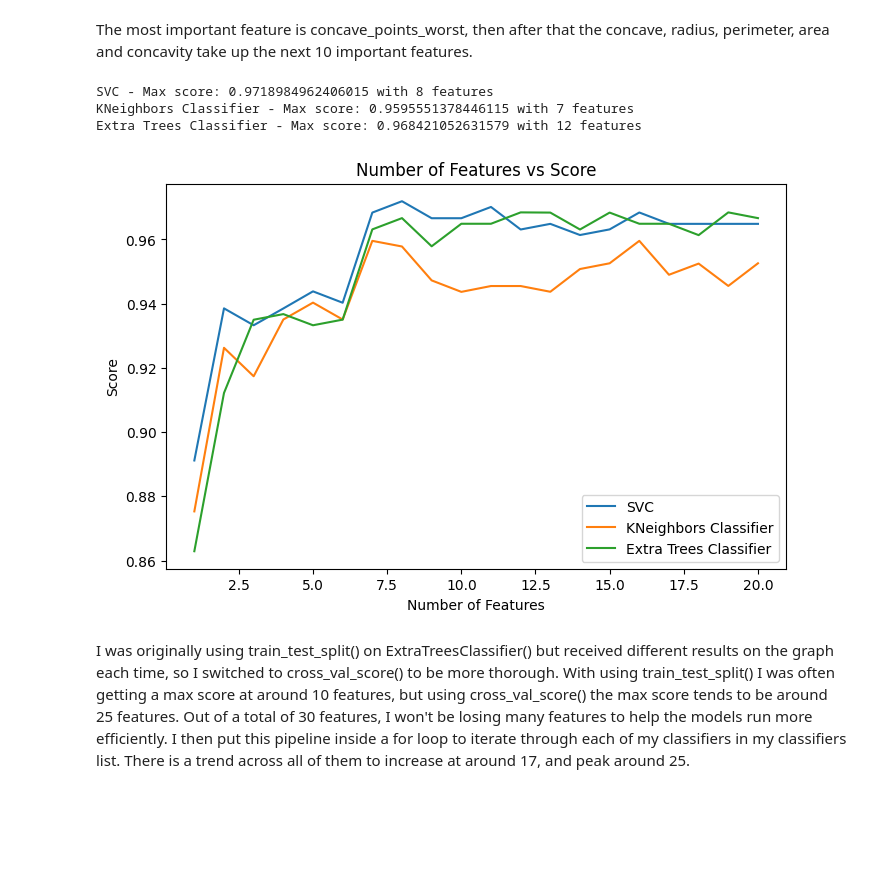
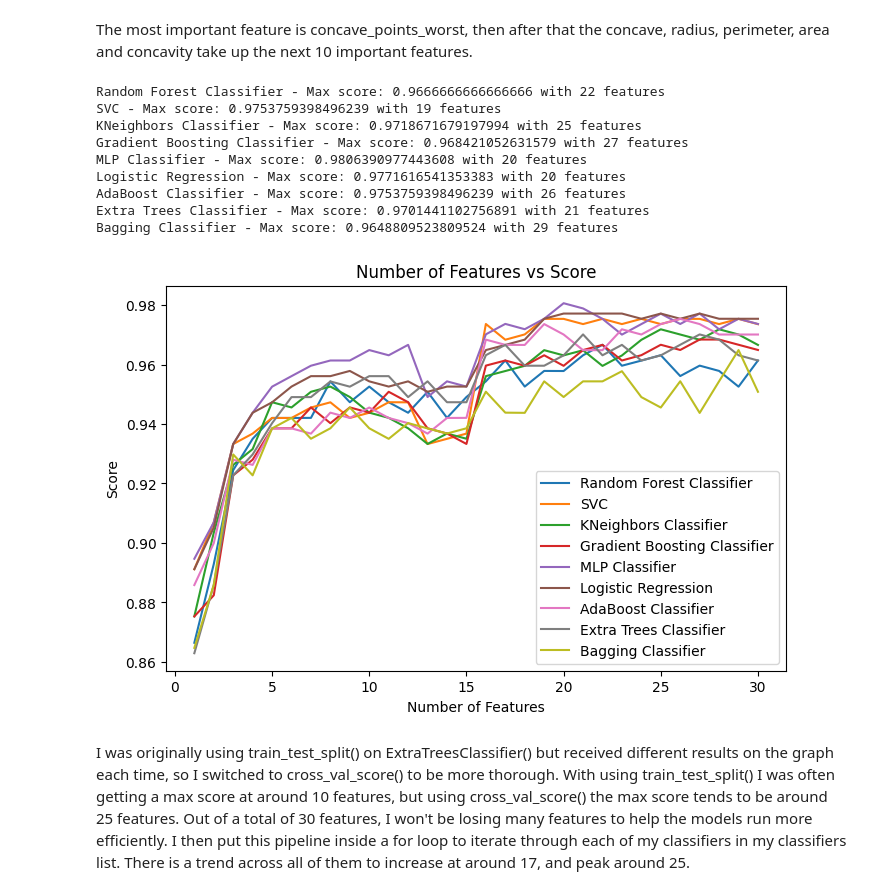
Before and after one commit to DenisBrice/MLProject, a Jupyter notebook: ML_jupyter.ipynb, the cells around one changed output. Saved outputs shown, nothing was run; the diff lists cells and outputs as text; code cells hidden in the pictures; blank space fills up the shorter version.

```diff
--- a/ML_jupyter.ipynb
+++ b/ML_jupyter.ipynb
@@ -141,12 +157,11 @@ plt.show()
 There are quite a few features which have a correlation score of over 0.9 with another feature. I will begin with using 0.9 as the cutoff point for removing correlated features.
 I will compare these results with feature importance to remove the least important of the 2.
 # %%
+# Feature importance
+
 # Fit a random forest classifier
-y = df['Diagnosis']
-X = df.drop('Diagnosis', axis=1)
 clf = RandomForestClassifier()
-X_train, X_test, y_train, y_test = train_test_split(X, y, test_size=0.2, random_state=42)
-clf.fit(X_train,y_train)
+clf.fit(X_train_smote,y_train_smote)
 
 # Get feature importances
 importances = clf.feature_importances_
@@ -160,9 +175,8 @@ sorted_importances.plot(kind='bar', color='blue')
 plt.xlabel('Importance')
 plt.title('Feature Importances')
 plt.show()
-# columns to drop
+
 cols_to_drop = set()
-
 corr_matrix = df.corr()
 
 # Iterate over the correlation matrix and drop the feature with the lowest importance score in each pair of highly correlated features
@@ -253,14 +264,14 @@ RandomForestRegressor score: 0.852983688175565
 # List of classifiers with balanced class weights
 scores_balanced_classifiers = {}
 classifiers_balanced = [
-    (RandomForestClassifier(class_weight='balanced'), "RandomForestClassifier"),
+    (RandomForestClassifier(class_weight='balanced'), "Random Forest Classifier"),
     (SVC(class_weight='balanced'), "SVC"),
-    (ExtraTreesClassifier(class_weight='balanced'), "ExtraTreesClassifier"),
+    (ExtraTreesClassifier(class_weight='balanced'), "Extra Trees Classifier"),
 ]
 
 # Train and score each classifier
 for clf, clf_name in classifiers_balanced:
-    clf.fit(X_train, y_train)
+    clf.fit(X_train_smote, y_train_smote)
     scores_balanced_classifiers[clf_name] = clf.score(X_test, y_test)
 
 # Print scores in descending order
@@ -276,14 +287,15 @@ I wanted to see if having a balanced class weight on these classifiers would mak
 It had a minimal impact.
 # %%
 #Printing scores after the removal of the columns
-X = df.drop(list(cols_to_drop) + ['Diagnosis'], axis=1)
-print(X.columns)
-X_train, X_test, y_train, y_test = train_test_split(X, y, test_size=0.2, random_state=42)
+X_cols_dropped = df.drop(list(cols_to_drop) + ['Diagnosis'], axis=1)
+print(X_cols_dropped.columns)
+
+X_train_resampled, y_train_resampled = smote.fit_resample(X_cols_dropped, y)
 scores_after_columns_removed = {}
 
 # Train and score each classifier
 for clf, clf_name in classifiers:
-    clf.fit(X_train, y_train)
+    clf.fit(X_train_smote, y_train_smote)
     scores_after_columns_removed[clf_name] = clf.score(X_test, y_test)
 
 # Print scores in descending order
@@ -375,63 +390,58 @@ The most important feature is concave_points_worst, then after that the concave,
 from sklearn.feature_selection import SelectKBest, f_classif
 from sklearn.model_selection import KFold
 
-# shortened list of classifiers for easier testing
+'''# shortened list of classifiers for quicker testing
 classifiers = [
     (SVC(probability=True), "SVC"),
     (KNeighborsClassifier(), "KNeighbors Classifier"),
     (ExtraTreesClassifier(), "Extra Trees Classifier")
 ]
+'''
 
-''' Full List of Classifiers
-classifiers = [
-    (RandomForestClassifier(), "Random Forest Classifier"),
-    (SVC(), "SVC"),
-    (KNeighborsClassifier(), "KNeighbors Classifier"),
-    (GradientBoostingClassifier(), "Gradient Boosting Classifier"),
-    (MLPClassifier(max_iter=1000), "MLP Classifier"),
-    (LogisticRegression(max_iter=1000), "Logistic Regression"),
-    (AdaBoostClassifier(algorithm="SAMME"), "AdaBoost Classifier"),
-    (ExtraTreesClassifier(), "Extra Trees Classifier"),
-    (BaggingClassifier(), "Bagging Classifier")
-]
-'''
+
 plt.figure(figsize=(8, 5))
 
 selected_features_dict = {}
 
 for clf, clf_type in classifiers:
     features_scores = []
     for i in range(1,len(X.columns)+1):
         pipeline = Pipeline([
             ('selector', SelectKBest(score_func=f_classif, k=i)),
             ('classifier', clf)
         ])
         scores = cross_val_score(pipeline, X_scaled, y, cv=KFold(n_splits=10))
         mean_score = scores.mean()
         features_scores.append((i, mean_score))
 
     plt.plot([i[0] for i in features_scores], [i[1] for i in features_scores], label=clf_type)
 
     max_score = max(features_scores, key=lambda x: x[1])
     print(f'{clf_type} - Max score: {max_score[1]} with {max_score[0]} features')
 
     # Store the optimal number of features for this classifier in a dictionary
     selector = SelectKBest(score_func=f_classif, k=max_score[0])
     X_selected = selector.fit_transform(X_scaled, y)
     selected_features = X.columns[selector.get_support()]
-    selected_features_dict[clf_type] = selected_features
+    selected_features_dict[clf] = selected_features
 
 
 plt.xlabel('Number of Features')
 plt.ylabel('Score')
 plt.title('Number of Features vs Score')
 plt.legend()
 plt.show()
 # %% [output]
-SVC - Max score: 0.9718984962406015 with 8 features
-KNeighbors Classifier - Max score: 0.9595551378446115 with 7 features
-Extra Trees Classifier - Max score: 0.968421052631579 with 12 features
+Random Forest Classifier - Max score: 0.9666666666666666 with 22 features
+SVC - Max score: 0.9753759398496239 with 19 features
+KNeighbors Classifier - Max score: 0.9718671679197994 with 25 features
+Gradient Boosting Classifier - Max score: 0.968421052631579 with 27 features
+MLP Classifier - Max score: 0.9806390977443608 with 20 features
+Logistic Regression - Max score: 0.9771616541353383 with 20 features
+AdaBoost Classifier - Max score: 0.9753759398496239 with 26 features
+Extra Trees Classifier - Max score: 0.9701441102756891 with 21 features
+Bagging Classifier - Max score: 0.9648809523809524 with 29 features
-[figure, old version]
+[figure, new version]
 # %% [markdown]
 I was originally using train_test_split() on ExtraTreesClassifier() but received different results on the graph each time, so I switched to cross_val_score() to be more thorough. With using train_test_split() I was often getting a max score at around 10 features, but using cross_val_score() the max score tends to be around 25 features. Out of a total of 30 features, I won't be losing many features to help the models run more efficiently. I then put this pipeline inside a for loop to iterate through each of my classifiers in my classifiers list. There is a trend across all of them to increase at around 17, and peak around 25.
 # %%
```
Also changed, not shown: parts of 31 cells of this notebook, 16 other files.
